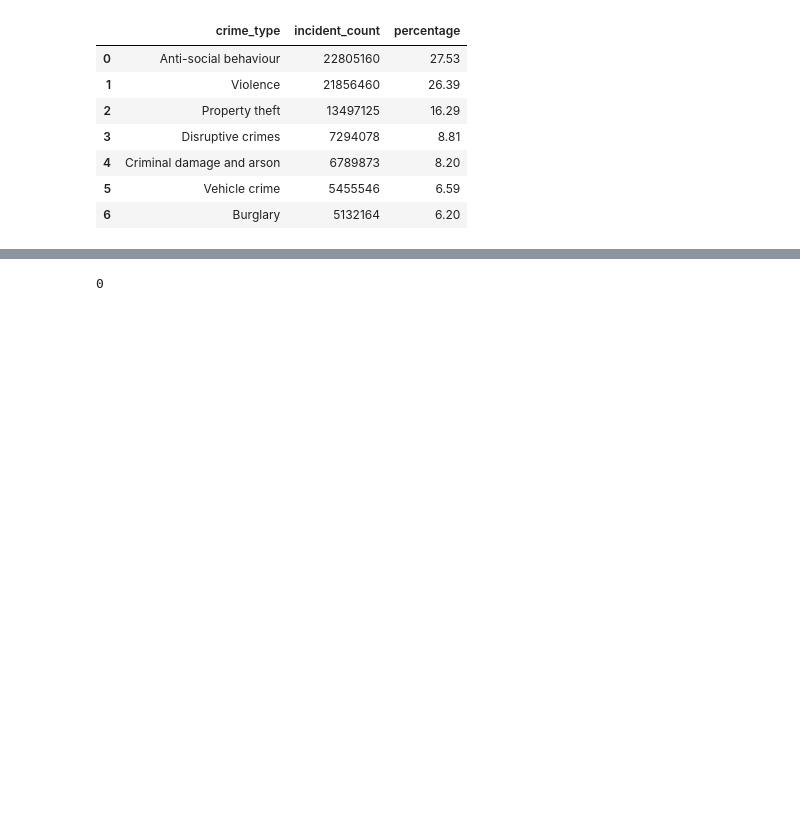
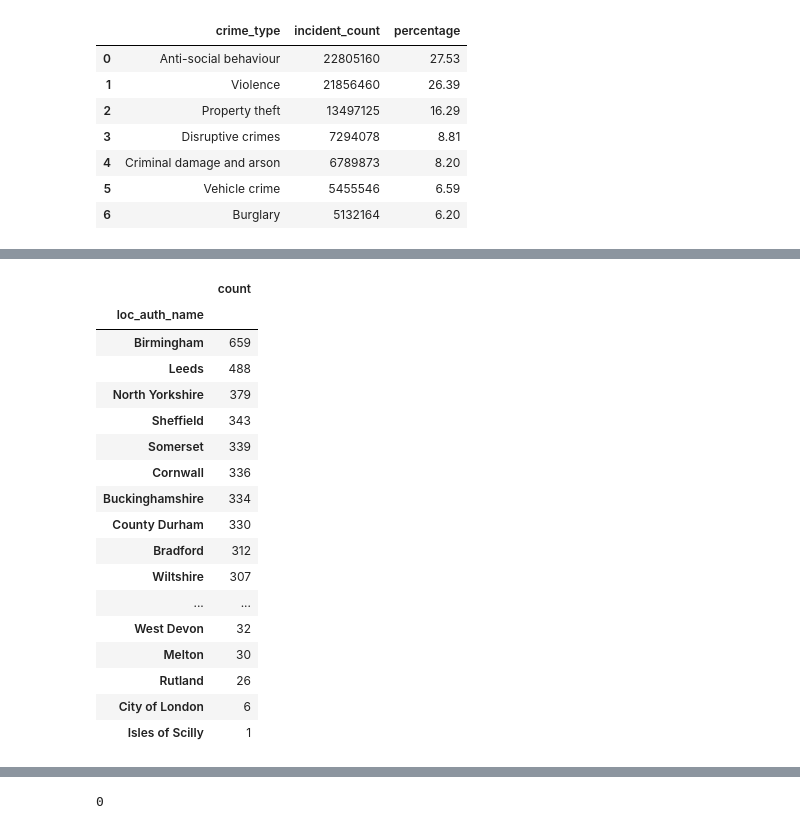
Before and after one commit to catherinekasia/G8-4CBLW020, a Jupyter notebook: data_pipeline/02_clean_database.ipynb, the cells around one changed output, grey strips where cells are left out. Cells and saved outputs as stored; diff of their text form; code cells hidden in the pictures; blank space fills up the shorter version.

```diff
--- a/data_pipeline/02_clean_database.ipynb
+++ b/data_pipeline/02_clean_database.ipynb
@@ -441,0 +539,34 @@ display(crime_df)
+# %%
+#7c opposite of 7b
+#take all lsoa_code and local authority names
+df_info = pd.read_sql("SELECT lsoa_code, loc_auth_name FROM lsoa_info;", conn)
+
+#filtering for normal english lsoas; code can't be in missing code list
+normal_auth_df = df_info[(~df_info['lsoa_code'].isin(missing_codes_list))]
+
+#count
+normal_summary = normal_auth_df['loc_auth_name'].value_counts()
+
+#don't hide rows
+pd.set_option('display.max_rows', None)
+
+display(normal_summary.to_frame())
+# %% [output]
+|  | count |
+| loc_auth_name |  |
+| Birmingham | 659 |
+| Leeds | 488 |
+| North Yorkshire | 379 |
+| Sheffield | 343 |
+| Somerset | 339 |
+| Cornwall | 336 |
+| Buckinghamshire | 334 |
+| County Durham | 330 |
+| Bradford | 312 |
+| Wiltshire | 307 |
+| ... | ... |
+| West Devon | 32 |
+| Melton | 30 |
+| Rutland | 26 |
+| City of London | 6 |
+| Isles of Scilly | 1 |
```
Also changed, not shown: parts of 8 cells of this notebook.
